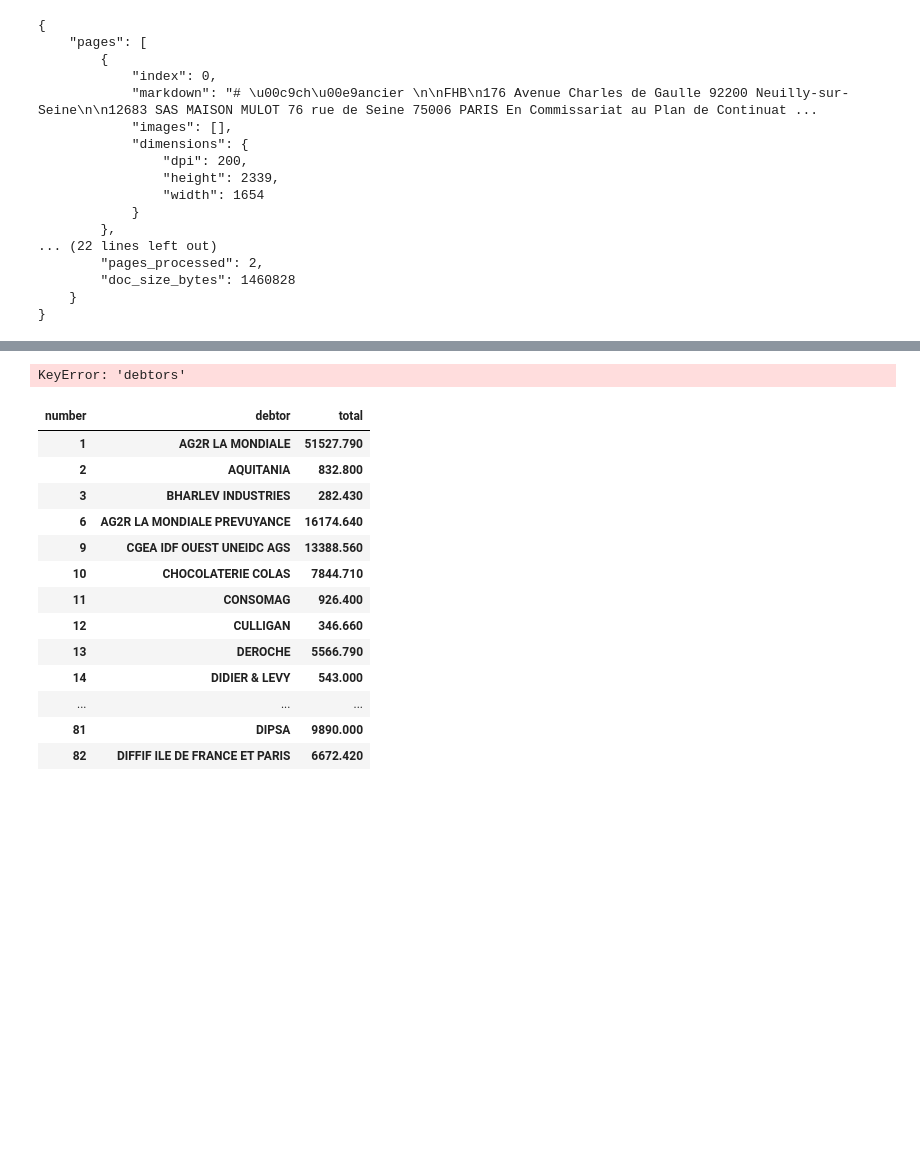
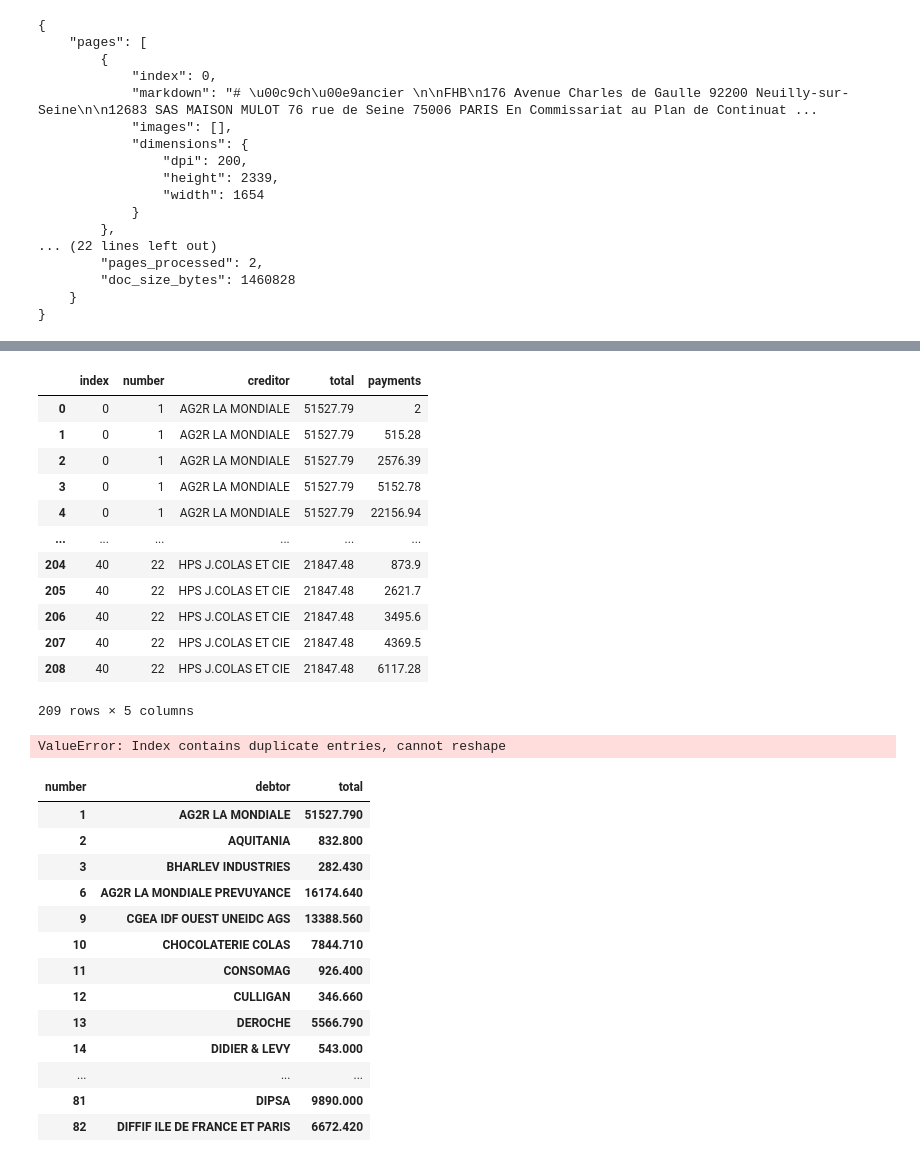
Before and after one commit to urno38/cocoAI, a Jupyter notebook: use_cases/salaire_old.ipynb, the cells around one changed output, grey strips where cells are left out. Drawn from its saved outputs; the diff is of its cells as text; code cells hidden in the pictures; blank space fills up the shorter version.

```diff
--- a/use_cases/salaire_old.ipynb
+++ b/use_cases/salaire_old.ipynb
@@ -165,13 +183,29 @@ print(json.dumps(response_dict2, indent=4))
+# %%
+import pandas as pd
+df = pd.json_normalize(response_dict2['creditors'],max_level=1).explode('payments').reset_index()
+df
+# %% [output]
+|  | index | number | creditor | total | payments |
+| 0 | 0 | 1 | AG2R LA MONDIALE | 51527.79 | 2 |
+| 1 | 0 | 1 | AG2R LA MONDIALE | 51527.79 | 515.28 |
+| 2 | 0 | 1 | AG2R LA MONDIALE | 51527.79 | 2576.39 |
+| 3 | 0 | 1 | AG2R LA MONDIALE | 51527.79 | 5152.78 |
+| 4 | 0 | 1 | AG2R LA MONDIALE | 51527.79 | 22156.94 |
+| ... | ... | ... | ... | ... | ... |
+| 204 | 40 | 22 | HPS J.COLAS ET CIE | 21847.48 | 873.9 |
+| 205 | 40 | 22 | HPS J.COLAS ET CIE | 21847.48 | 2621.7 |
+| 206 | 40 | 22 | HPS J.COLAS ET CIE | 21847.48 | 3495.6 |
+| 207 | 40 | 22 | HPS J.COLAS ET CIE | 21847.48 | 4369.5 |
+| 208 | 40 | 22 | HPS J.COLAS ET CIE | 21847.48 | 6117.28 |
+209 rows × 5 columns
 # %%
-import pandas as pd
-df = pd.json_normalize(response_dict2['debtors'],max_level=1).explode('payments')
-df['no_echeance'] = df['payments'].apply(lambda x:x['date'])
-df['amount'] = df['payments'].apply(lambda x:float(x['amount']))
-df = df.drop('payments',axis=1)
-df = df.pivot(index=['number','debtor','total'],columns=['no_echeance'])
+# df['no_echeance'] = df['payments'].apply(lambda x:x['date'])
+# df['amount'] = df['payments'].apply(lambda x:float(x['amount']))
+# df = df.drop('payments',axis=1)
+df = df.pivot(index=['number','creditor','total'],columns=['payments'])
 df.to_excel('Echeancier_Mulot.xlsx')
 # %% [output]
-KeyError: 'debtors'
+ValueError: Index contains duplicate entries, cannot reshape
 # %%
 df
 # %% [output]
```
Also changed, not shown: parts of 1 cell of this notebook, 9 other files.
